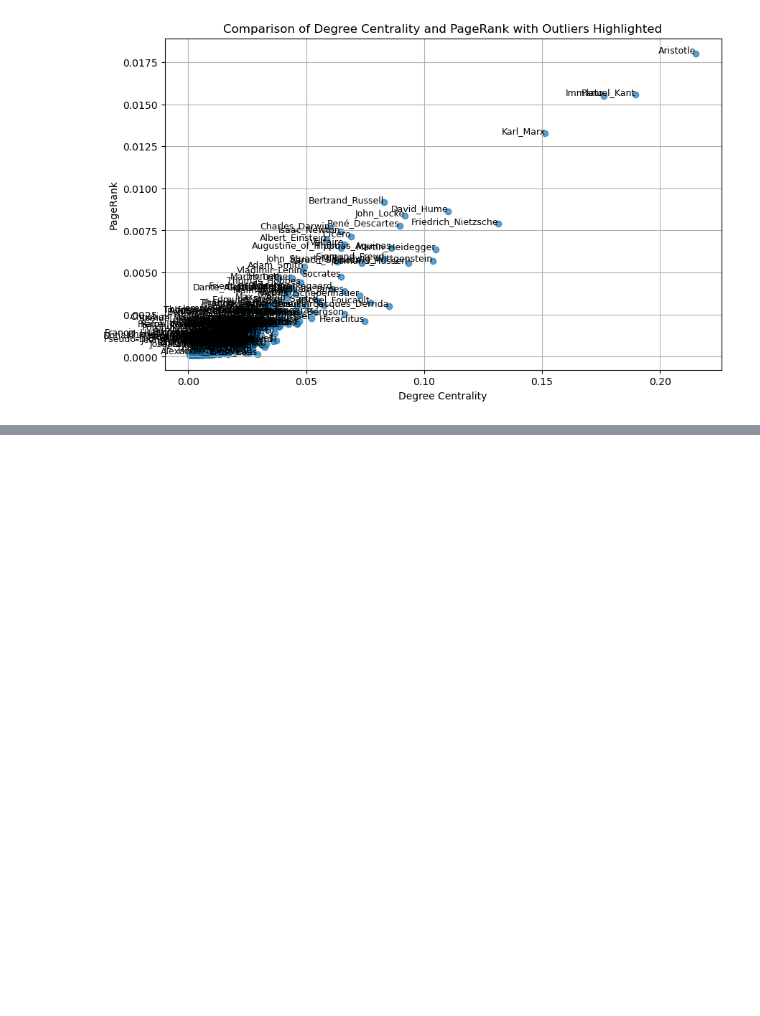
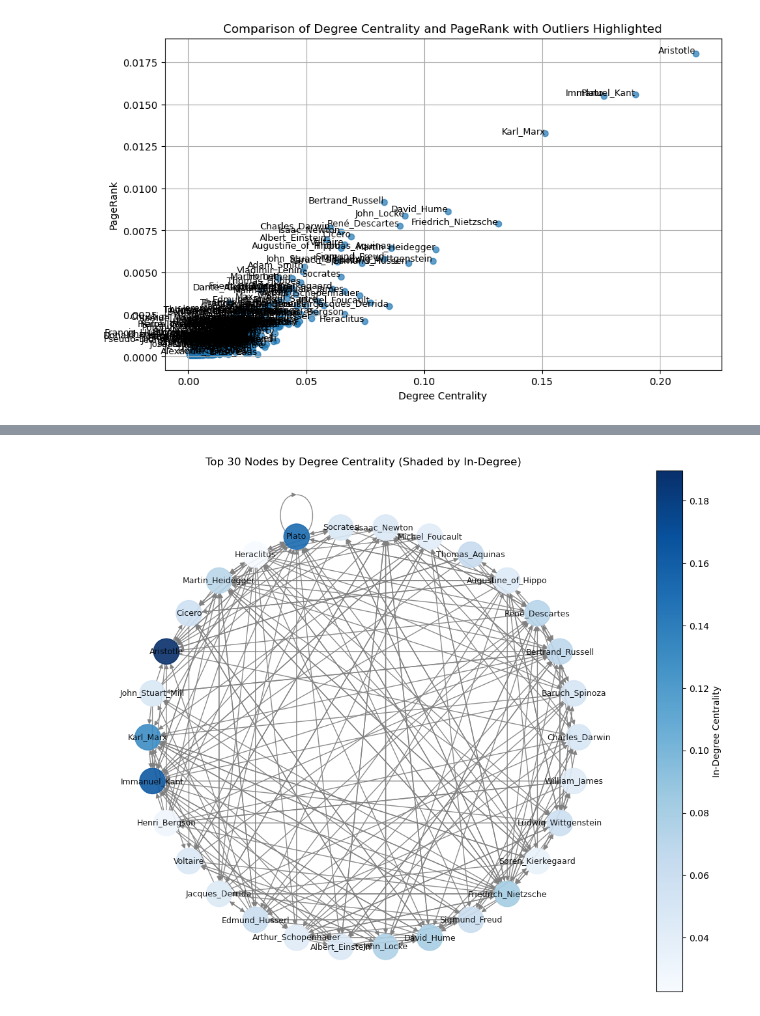
Before and after one commit to medonimario/social-graphs-interactions-2024, a Jupyter notebook: 2_network_metrics.ipynb, the cells around one changed output, grey strips where cells are left out. Saved outputs shown, nothing was run; the diff lists cells and outputs as text; code cells hidden in the pictures; blank space fills up the shorter version.

```diff
--- a/2_network_metrics.ipynb
+++ b/2_network_metrics.ipynb
@@ -248,6 +249,6 @@ TOP_N_NODES = 15
 # Print the highest degree nodes
 sorted_degrees = sorted(S_undirected.degree, key=lambda x: x[1], reverse=True)
 print(f"Top {TOP_N_NODES} nodes by degree:")
-for node, degree in sorted_degrees[:30]:
+for node, degree in sorted_degrees[:TOP_N_NODES]:
     print(f"Node: {node}, Degree: {degree}")
 # %% [output]
@@ -535,0 +546,28 @@ plt.show()
+# %%
+# Step 1: Extract the top 30 nodes by degree centrality
+top_30_degree_nodes = [node for node, _ in sorted_centrality[:30]]
+
+# Step 2: Create the subgraph
+subgraph = S.subgraph(top_30_degree_nodes)
+
+# Step 3: Calculate in-degree centrality for coloring
+in_degree_centrality = nx.in_degree_centrality(S)  # Use the original graph's in-degree centrality
+node_colors = [in_degree_centrality[node] for node in subgraph.nodes()]
+
+# Step 4: Visualize with a circular layout
+plt.figure(figsize=(10, 8))
+pos = nx.circular_layout(subgraph)  # Circular layout
+nx.draw(
+    subgraph, pos, with_labels=True,
+    node_color=node_colors, cmap=plt.cm.Blues,
+    edge_color="gray",
+    node_size=800, alpha=0.9, font_size=9, font_color="black"
+)
+
+plt.title("Top 30 Nodes by Degree Centrality (Shaded by In-Degree)")
+sm = plt.cm.ScalarMappable(cmap=plt.cm.Blues)
+sm.set_array(node_colors)
+plt.colorbar(sm, ax=plt.gca(), label="In-Degree Centrality")
+plt.show()
+# %% [output]
+[figure, added]
```
Also changed, not shown: parts of 21 cells of this notebook.
